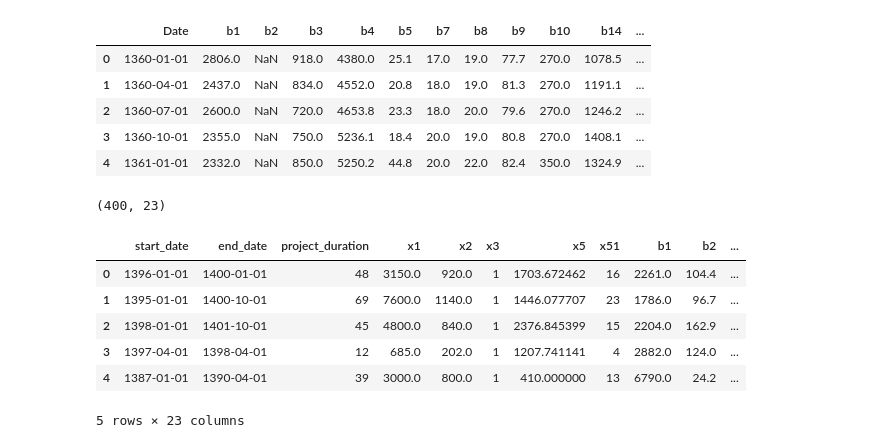
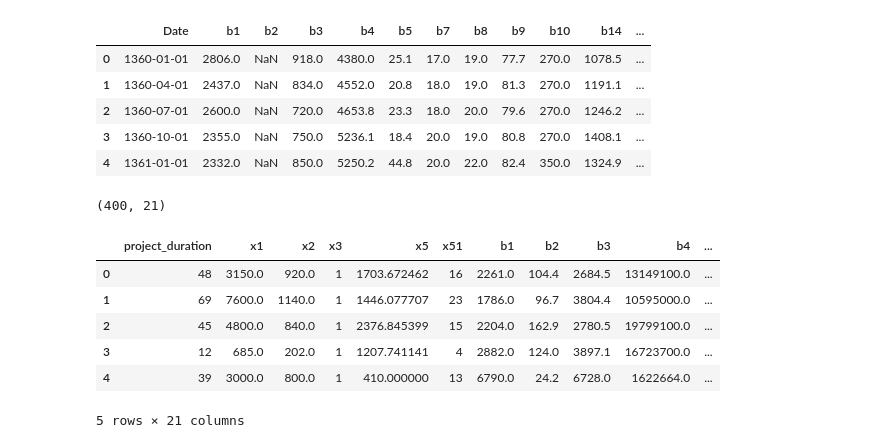
Before and after one commit to smb-h/Estate-price-prediction, a Jupyter notebook: notebooks/xgb.ipynb, the cells around one changed output. Cells and saved outputs as stored; diff of their text form; code cells hidden in the pictures.

```diff
--- a/notebooks/xgb.ipynb
+++ b/notebooks/xgb.ipynb
@@ -32,18 +32,19 @@ df_economics.head()
 # %%
 # filter df_economics drop extera rows for now (TODO: Add seasonal and  lag later)
 df_economics = df_economics[df_economics['Date'].isin(df['start_date'])]
 df = pd.merge(df, df_economics, how='left', left_on='start_date', right_on='Date')
 del df_economics
 df.drop(columns=['Date'], inplace=True)
+df.drop(columns=['start_date', 'end_date'], inplace=True)
 df = df[[c for c in df if c not in ['y']] + ['y']]
 print(df.shape)
 df.head()
 # %% [output]
-(400, 23)
+(400, 21)
-|  | start_date | end_date | project_duration | x1 | x2 | x3 | x5 | x51 | b1 | b2 | ... |
-| 0 | 1396-01-01 | 1400-01-01 | 48 | 3150.0 | 920.0 | 1 | 1703.672462 | 16 | 2261.0 | 104.4 | ... |
-| 1 | 1395-01-01 | 1400-10-01 | 69 | 7600.0 | 1140.0 | 1 | 1446.077707 | 23 | 1786.0 | 96.7 | ... |
-| 2 | 1398-01-01 | 1401-10-01 | 45 | 4800.0 | 840.0 | 1 | 2376.845399 | 15 | 2204.0 | 162.9 | ... |
-| 3 | 1397-04-01 | 1398-04-01 | 12 | 685.0 | 202.0 | 1 | 1207.741141 | 4 | 2882.0 | 124.0 | ... |
-| 4 | 1387-01-01 | 1390-04-01 | 39 | 3000.0 | 800.0 | 1 | 410.000000 | 13 | 6790.0 | 24.2 | ... |
+|  | project_duration | x1 | x2 | x3 | x5 | x51 | b1 | b2 | b3 | b4 | ... |
+| 0 | 48 | 3150.0 | 920.0 | 1 | 1703.672462 | 16 | 2261.0 | 104.4 | 2684.5 | 13149100.0 | ... |
+| 1 | 69 | 7600.0 | 1140.0 | 1 | 1446.077707 | 23 | 1786.0 | 96.7 | 3804.4 | 10595000.0 | ... |
+| 2 | 45 | 4800.0 | 840.0 | 1 | 2376.845399 | 15 | 2204.0 | 162.9 | 2780.5 | 19799100.0 | ... |
+| 3 | 12 | 685.0 | 202.0 | 1 | 1207.741141 | 4 | 2882.0 | 124.0 | 3897.1 | 16723700.0 | ... |
+| 4 | 39 | 3000.0 | 800.0 | 1 | 410.000000 | 13 | 6790.0 | 24.2 | 6728.0 | 1622664.0 | ... |
-5 rows × 23 columns
+5 rows × 21 columns
```
Also changed, not shown: parts of 3 cells of this notebook.
